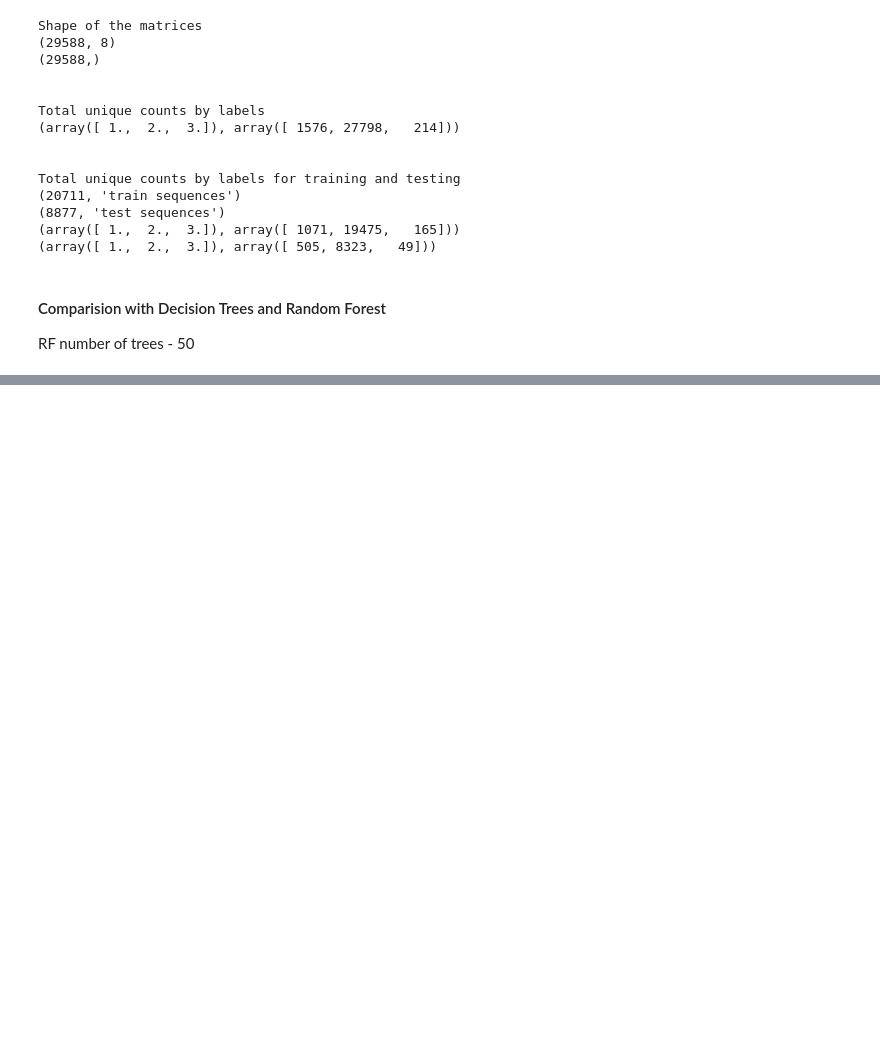
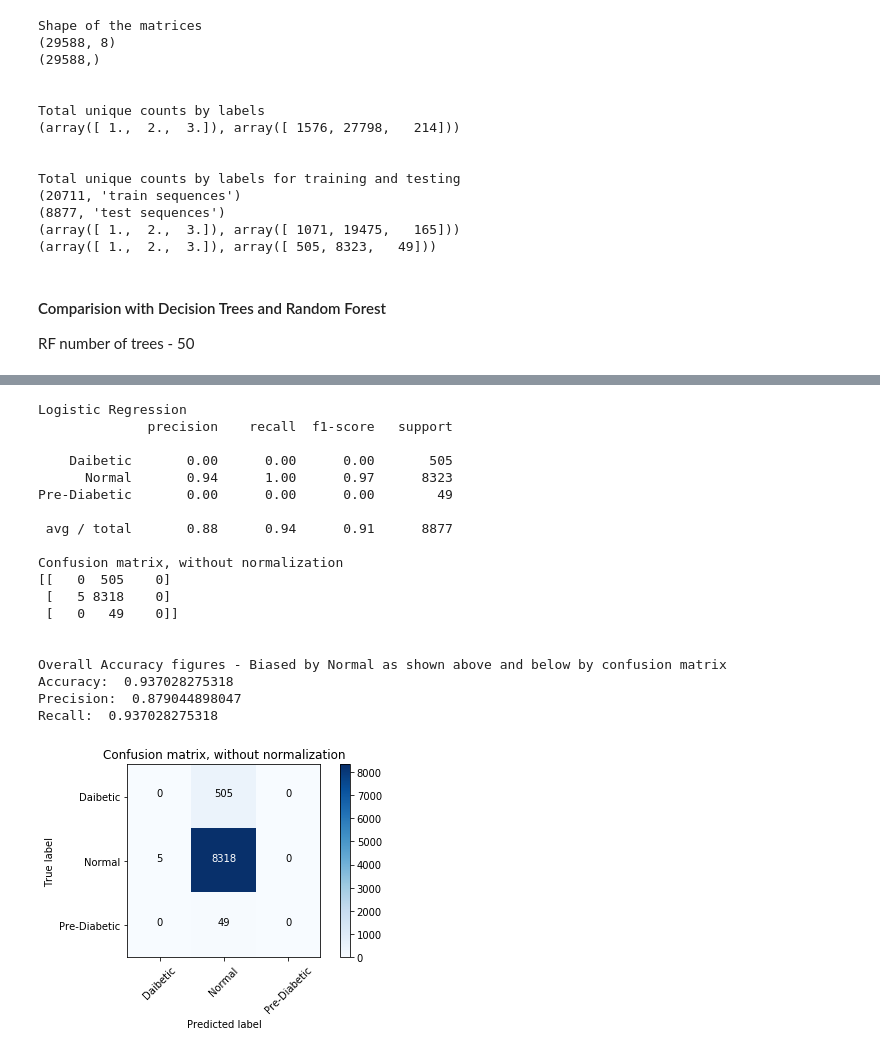
Before and after one commit to somyamohanty/Diabetes, a Jupyter notebook: src/Diabities_Data_Analysis.ipynb, the cells around one changed output, grey strips where cells are left out. Drawn from its saved outputs; the diff is of its cells as text; code cells hidden in the pictures; blank space fills up the shorter version.

Commit message:
Added SVM and Logistic Regression

```diff
--- a/src/Diabities_Data_Analysis.ipynb
+++ b/src/Diabities_Data_Analysis.ipynb
@@ -269 +269,51 @@ Recall:  0.93376140588
 [figure]
+# %%
+def log_reg(feat_train, feat_test, label_train, label_test):
+    clf = linear_model.LogisticRegression()
+    clf.fit(feat_train, label_train)
+    predicted_labels = clf.predict(feat_test)
+    label_test = np.array(label_test)
+    result = {}
+    result['recall'] = recall_score(label_test, predicted_labels,
+                                    average='weighted')
+    result['accuracy'] = accuracy_score(label_test, predicted_labels)
+    result['precision'] = precision_score(label_test, predicted_labels,
+                                          average='weighted')
+
+    target_names = ['Daibetic', 'Normal', 'Pre-Diabetic']
+
+    print(classification_report(label_test, predicted_labels, target_names=target_names))
+
+    cnf_matrix = confusion_matrix(label_test, predicted_labels)
+    plot_confusion_matrix(cnf_matrix, classes=target_names, title='Confusion matrix, without normalization')
+
+    return result['accuracy'], result['precision'], result['recall']
+
+print('Logistic Regression')
+accuracy,precision,recall = log_reg(x_train, x_test, y_train, y_test)
+print "\n"
+print "Overall Accuracy figures - Biased by Normal as shown above and below by confusion matrix"
+print "Accuracy: ", accuracy
+print "Precision: ", precision
+print "Recall: ", recall
+# %% [output]
+Logistic Regression
+              precision    recall  f1-score   support
+
+    Daibetic       0.00      0.00      0.00       505
+      Normal       0.94      1.00      0.97      8323
+Pre-Diabetic       0.00      0.00      0.00        49
+
+ avg / total       0.88      0.94      0.91      8877
+
+Confusion matrix, without normalization
+[[   0  505    0]
+ [   5 8318    0]
+ [   0   49    0]]
+
+
+Overall Accuracy figures - Biased by Normal as shown above and below by confusion matrix
+Accuracy:  0.937028275318
+Precision:  0.879044898047
+Recall:  0.937028275318
+[figure, added]
```
Also changed, not shown: parts of 3 cells of this notebook.
